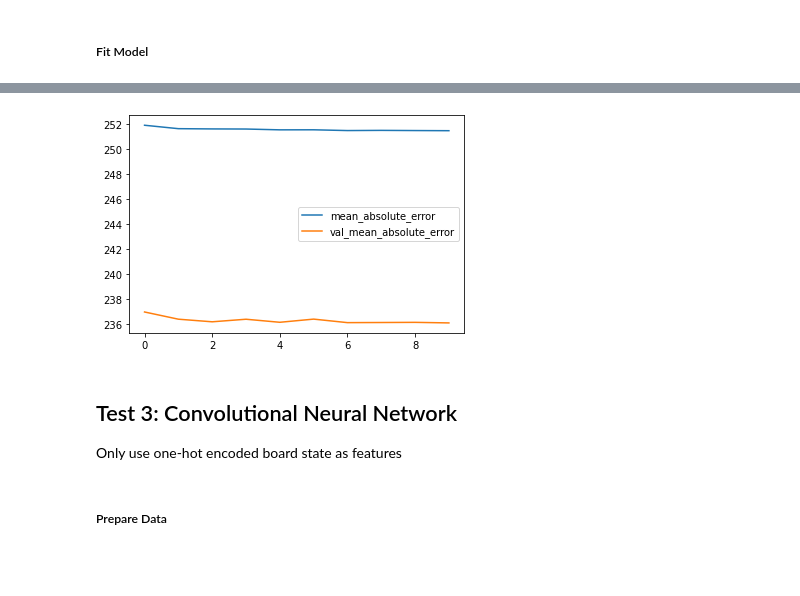
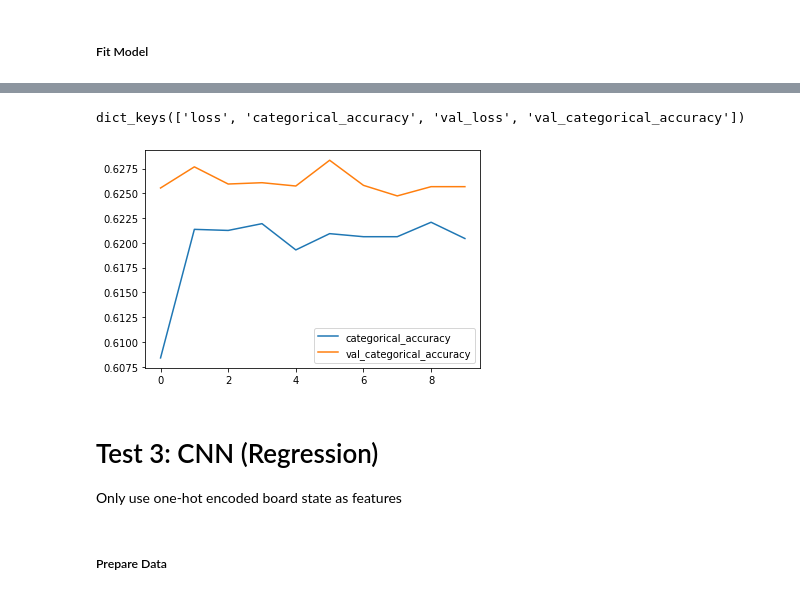
Before and after one commit to jdwalbur/CS254MLFinalProject, a Jupyter notebook: final-project.ipynb, the cells around one changed output, grey strips where cells are left out. Drawn from its saved outputs; the diff is of its cells as text; code cells hidden in the pictures; blank space fills up the shorter version.

Commit message:
Test MLP and CNN model architectures from paper

```diff
--- a/final-project.ipynb
+++ b/final-project.ipynb
@@ -1114,6 +1083,7 @@ plt.show()
 ##### Fit Model
 # %%
 # Note: MAE criterion 10x slower than MSE
-reg = RandomForestRegressor(n_estimators=100, criterion='mse')
+# reg = RandomForestRegressor(n_estimators=100, criterion='mse')
+reg = RandomForestClassifier(n_estimators=100, criterion='entropy')
 # %%
 # Fit our training data using a random forest regression technique
@@ -1249,20 +1229,17 @@ _________________________________________________________________
 # %%
-# mlp.load_weights('mlp_weights.10-236.06.hdf5')
-
-mlp.compile(optimizer=ks.optimizers.Adam(learning_rate=0.01),
-              # optimizer=ks.optimizers.Adam(learning_rate=0.005),
-              loss=ks.losses.MeanAbsoluteError(),
-              metrics=[ks.metrics.MeanAbsoluteError()])
-
-# Callback to save the best model weights
-checkpoint = ks.callbacks.ModelCheckpoint(
-    'mlp_weights.{epoch:02d}-{val_loss:.2f}.hdf5',
-    monitor='val_loss',
-    verbose=1,
-    save_best_only=True,
-    mode='auto')
+mlp.compile(
+    optimizer=ks.optimizers.Adam(learning_rate=config['learning_rate']),
+    loss=config['loss'],
+    metrics=[ks.metrics.CategoricalAccuracy()])
 
 # This will start the training and save each epoch output in the history list
-mlp_history = mlp.fit(X_train, y_train, batch_size=32, epochs=10, validation_data=(X_val, y_val), callbacks=[checkpoint])
+mlp_history = mlp.fit(
+    X_train, y_train,
+    batch_size=config['batch_size'],
+    epochs=config['epochs'],
+    validation_data=(X_val, y_val),
+    callbacks=[wandb.keras.WandbCallback()])
+
+run.finish()
 # %% [output]
 Epoch 1/10
@@ -1285,15 +1283,23 @@ Epoch 00010: val_loss improved from 236.08282 to 236.06049, saving model to weig
 # %%
-plt.plot(mlp_history.history['mean_absolute_error'], label='mean_absolute_error')
-plt.plot(mlp_history.history['val_mean_absolute_error'], label='val_mean_absolute_error')
+# Regression
+# plt.plot(mlp_history.history['mean_absolute_error'], label='mean_absolute_error')
+# plt.plot(mlp_history.history['val_mean_absolute_error'], label='val_mean_absolute_error')
+
+# Classification
+print(mlp_history.history.keys())
+plt.plot(mlp_history.history['categorical_accuracy'], label='categorical_accuracy')
+plt.plot(mlp_history.history['val_categorical_accuracy'], label='val_categorical_accuracy')
+
 plt.legend()
 plt.show()
 # %% [output]
+dict_keys(['loss', 'categorical_accuracy', 'val_loss', 'val_categorical_accuracy'])
-[figure, old version]
+[figure, new version]
 # %%
 # Delete vars to save memory for the next tests
 del X_train, X_test, X_val, y_train, y_test, y_val
 # %% [markdown]
-## Test 3: Convolutional Neural Network
+# Test 3: CNN (Regression)
 Only use one-hot encoded board state as features
 # %% [markdown]
 ##### Prepare Data
```
Also changed, not shown: parts of 50 cells of this notebook.
